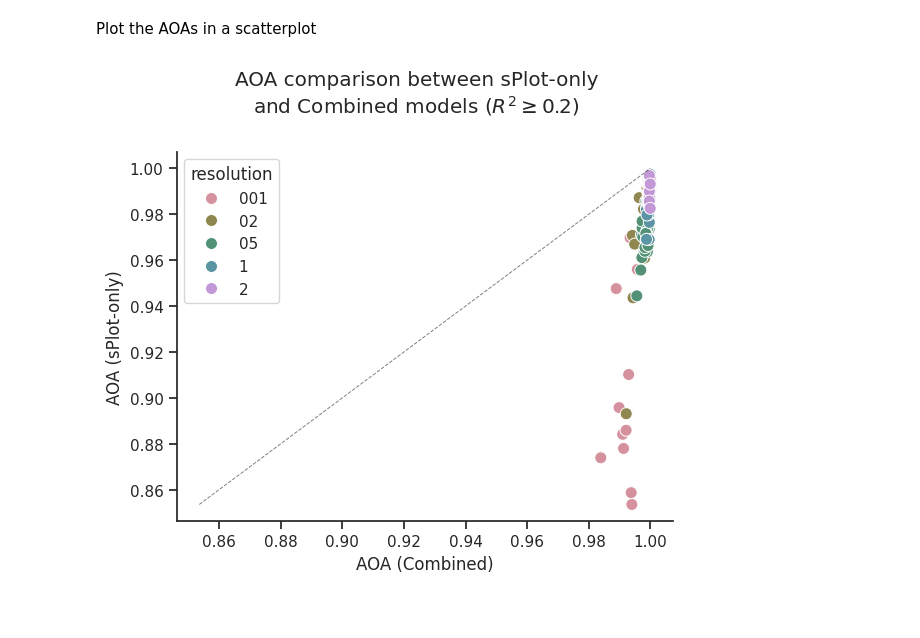
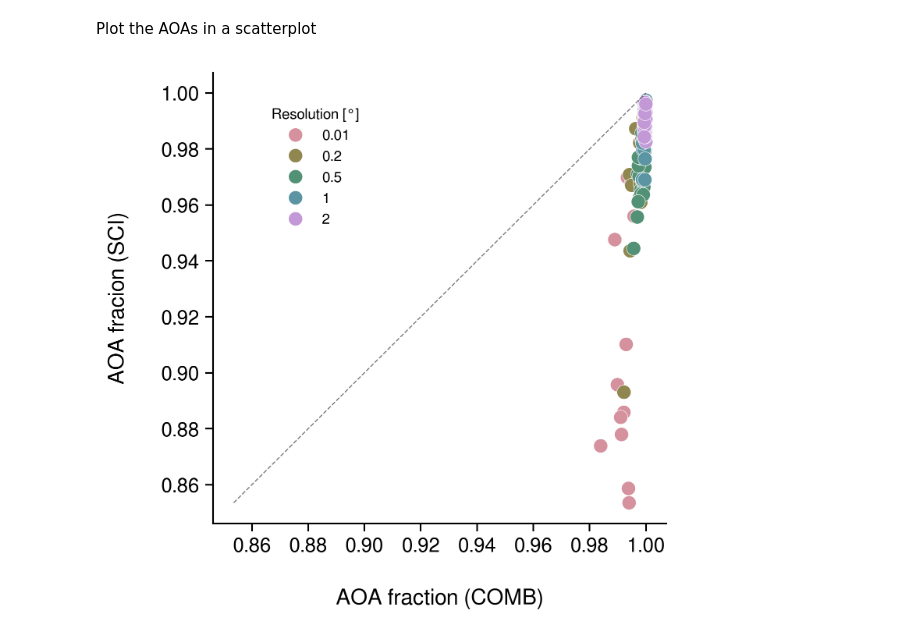
Before and after one commit to GeoSense-Freiburg/cit-sci-traits, a Jupyter notebook: notebooks/2-1_model_analysis/2-1-2_aoa.ipynb, the cells around one changed output. Saved outputs shown, nothing was run; the diff lists cells and outputs as text; code cells hidden in the pictures; blank space fills up the shorter version.

Commit message:
Update comparison plot with better formatting and updated trait set names

```diff
--- a/notebooks/2-1_model_analysis/2-1-2_aoa.ipynb
+++ b/notebooks/2-1_model_analysis/2-1-2_aoa.ipynb
@@ -14,3 +7,21 @@ cfg = get_config()
+# %%
+import matplotlib.pyplot as plt
+import pandas as pd
+import seaborn as sns
+from matplotlib import font_manager
+from src.conf.conf import get_config
+from src.conf.environment import log
+from src.utils.plotting_utils import set_font
+
+cfg = get_config()
+
+# set_font("FreeSans")
+
+font_path = "/usr/share/fonts/opentype/freefont/FreeSans.otf"
+font_bold_path = "/usr/share/fonts/opentype/freefont/FreeSansBold.otf"
+font_manager.fontManager.addfont(font_path)
+font_manager.fontManager.addfont(font_bold_path)
+plt.rcParams["font.family"] = "FreeSans"
 # %% [markdown]
 ## Compare AOA
 # %% [markdown]
@@ -44,8 +55,7 @@ for res in resolutions:
 # %% [markdown]
 Plot the AOAs in a scatterplot
 # %%
-import matplotlib.pyplot as plt
-import seaborn as sns
+SAVE: bool = True
 
 resolutions = filt_res.resolution.unique()
 data = pd.DataFrame()
@@ -54,39 +64,73 @@ for res in resolutions:
     res_res = filt_res.query(f"resolution == '{res}'")
     splot = res_res.query("trait_set == 'splot'").set_index("trait_id")["aoa"]
     comb = res_res.query("trait_set == 'splot_gbif'").set_index("trait_id")["aoa"]
 
     merged = pd.merge(
         splot, comb, left_index=True, right_index=True, suffixes=("_splot", "_comb")
     )
     merged["resolution"] = res
     data = pd.concat([data, merged], ignore_index=True).sort_values(
         "resolution", ascending=True
     )
 
-with sns.plotting_context("notebook"), sns.axes_style("ticks"):
-    palette = sns.color_palette("husl", n_colors=len(resolutions), desat=0.5)
-    fig, ax = plt.subplots()
+resolution_map = {
+    "001": "0.01",
+    "02": "0.2",
+    "05": "0.5",
+    "1": "1",
+    "2": "2",
+}
+
+data["resolution"] = data["resolution"].map(resolution_map)
+# data = data.rename(columns={"resolution": "Resolution [°]"})
+
+with sns.plotting_context("paper", font_scale=1.4):
+    palette = sns.color_palette("husl", n_colors=len(resolution_map), desat=0.5)
+    fig, ax = plt.subplots(figsize=(5, 5), dpi=300)
     sns.scatterplot(
         data=data,
         x="aoa_comb",
         y="aoa_splot",
         hue="resolution",
         palette=palette,
         ax=ax,
         s=75,
+        linewidth=0.3,
+    )
+
+    # Set legend title to "Resolution [°]"
+    handles, labels = ax.get_legend_handles_labels()
+    ax.legend(
+        handles=handles[0:],
+        labels=labels[0:],
+        title="Resolution [°]",
+        frameon=False,
+        fontsize=9,
+        title_fontsize=9,
+        # move the legend to the right a few pixels
+        loc="upper left",
+        bbox_to_anchor=(0.1, 0.95),
+
     )
 
     # include a 1:1 line
     p1 = min(data["aoa_splot"].min(), data["aoa_comb"].min())
     p2 = max(data["aoa_splot"].max(), data["aoa_comb"].max())
     ax.plot([p1, p2], [p1, p2], color="black", linestyle="--", alpha=0.5, lw=0.7)
 
-    ax.set_xlabel("AOA (Combined)")
-    ax.set_ylabel("AOA (sPlot-only)")
+    ax.set_xlabel("AOA fraction (COMB)", labelpad=20)
+    ax.set_ylabel("AOA fracion (SCI)", labelpad=20)
 
-    fig.suptitle(
-        "AOA comparison between sPlot-only\nand Combined models ($R^2 \\geq 0.2$)", y=1.05
-    )
+    # fig.suptitle(
+    #     "AOA comparison between sPlot-only\nand Combined models ($R^2 \\geq 0.2$)", y=1.05
+    # )
     sns.despine()
+
+    # Round all x and y ticks to 2 decimal places
+    # ax.set_xticklabels([f"{x:.2f}" for x in ax.get_xticks()])
+    # ax.set_yticklabels([f"{y:.2f}" for y in ax.get_yticks()])
+
+    if SAVE:
+        plt.savefig("results/figures/aoa_comparison.png", dpi=300, bbox_inches="tight")
 # %% [output]
-[figure, old version]
+[figure, new version]
```
Also changed, not shown: parts of 1 cell of this notebook, 1 other file.
